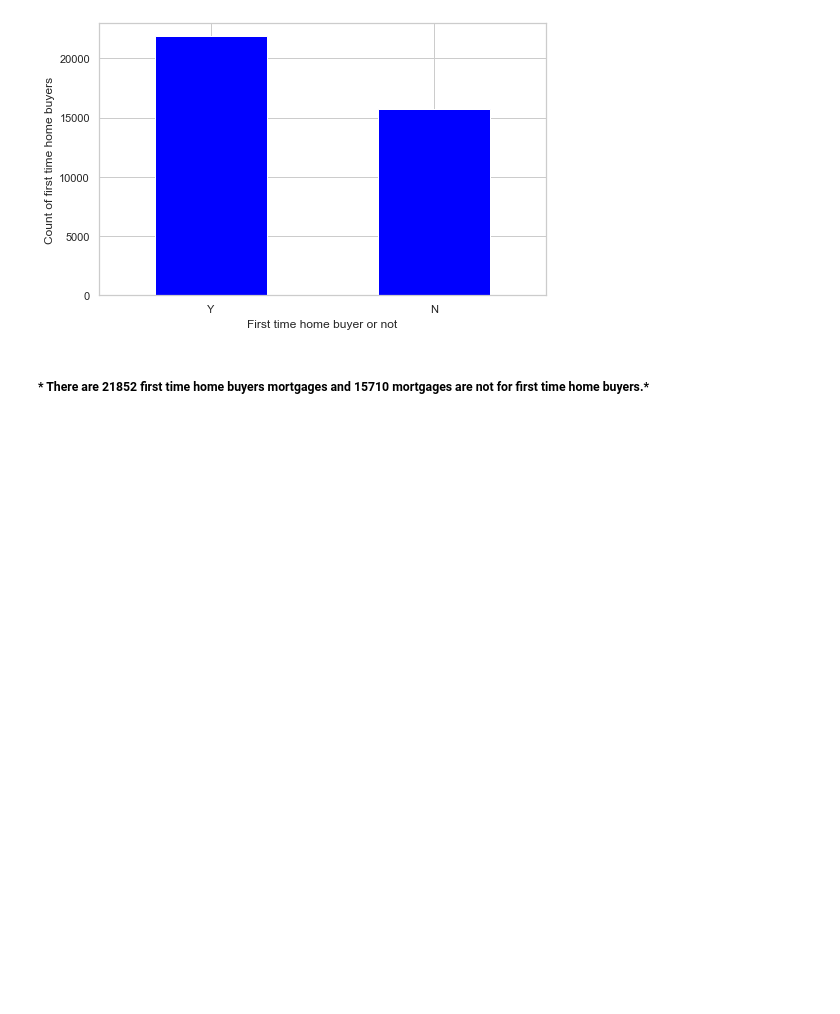
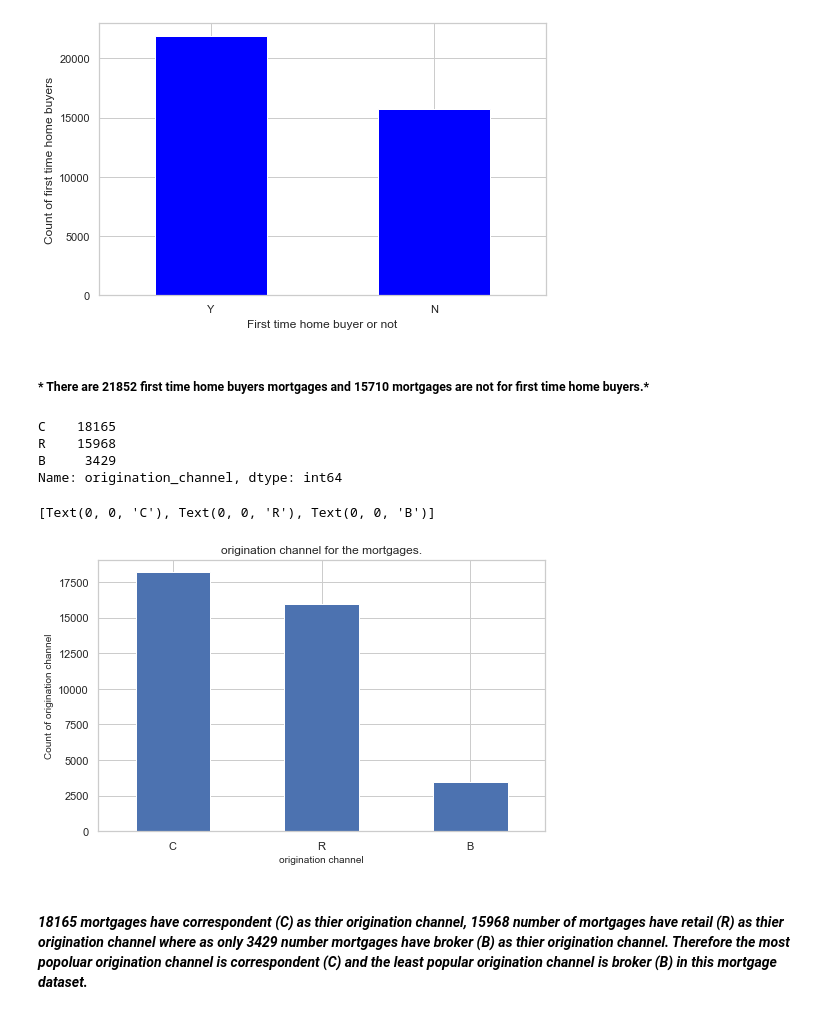
Before and after one commit to Azaima-Asghar/Modeling-Probability-Of-Delinquency, a Jupyter notebook: Mortgage_Analysis.ipynb, the cells around one changed output. Saved outputs shown, nothing was run; the diff lists cells and outputs as text; code cells hidden in the pictures; blank space fills up the shorter version.

```diff
--- a/Mortgage_Analysis.ipynb
+++ b/Mortgage_Analysis.ipynb
@@ -297,3 +288,24 @@ plt.show()
 [figure]
 # %% [markdown]
 ##### * There are 21852 first time home buyers mortgages and 15710 mortgages are not for first time home buyers.*
+# %%
+# Check the Origination channel for the mortgages.
+origination_channel_count = clean_mortgage_data['origination_channel'].value_counts()
+origination_channel_count
+# %% [output]
+C    18165
+R    15968
+B     3429
+Name: origination_channel, dtype: int64
+# %%
+# Visualize the origination channel for the mortgages.
+ax = origination_channel_count.plot(kind ='bar', figsize=(8,5), title="origination channel for the mortgages.")
+xlabels = ax.get_xticklabels()
+ax.set_ylabel("Count of origination channel", fontsize = 10)
+ax.set_xlabel("origination channel", fontsize = 10)
+ax.set_xticklabels(xlabels, rotation = 0)
+# %% [output]
+[Text(0, 0, 'C'), Text(0, 0, 'R'), Text(0, 0, 'B')]
+[figure, added]
+# %% [markdown]
+#### *18165 mortgages have correspondent (C) as thier origination channel, 15968 number of mortgages have retail (R)  as thier origination channel where as only 3429 number mortgages have broker (B) as thier origination channel. Therefore the most popoluar origination channel is correspondent (C) and the least popular origination channel is broker (B) in this mortgage dataset.*
```
Also changed, not shown: parts of 5 cells of this notebook.
